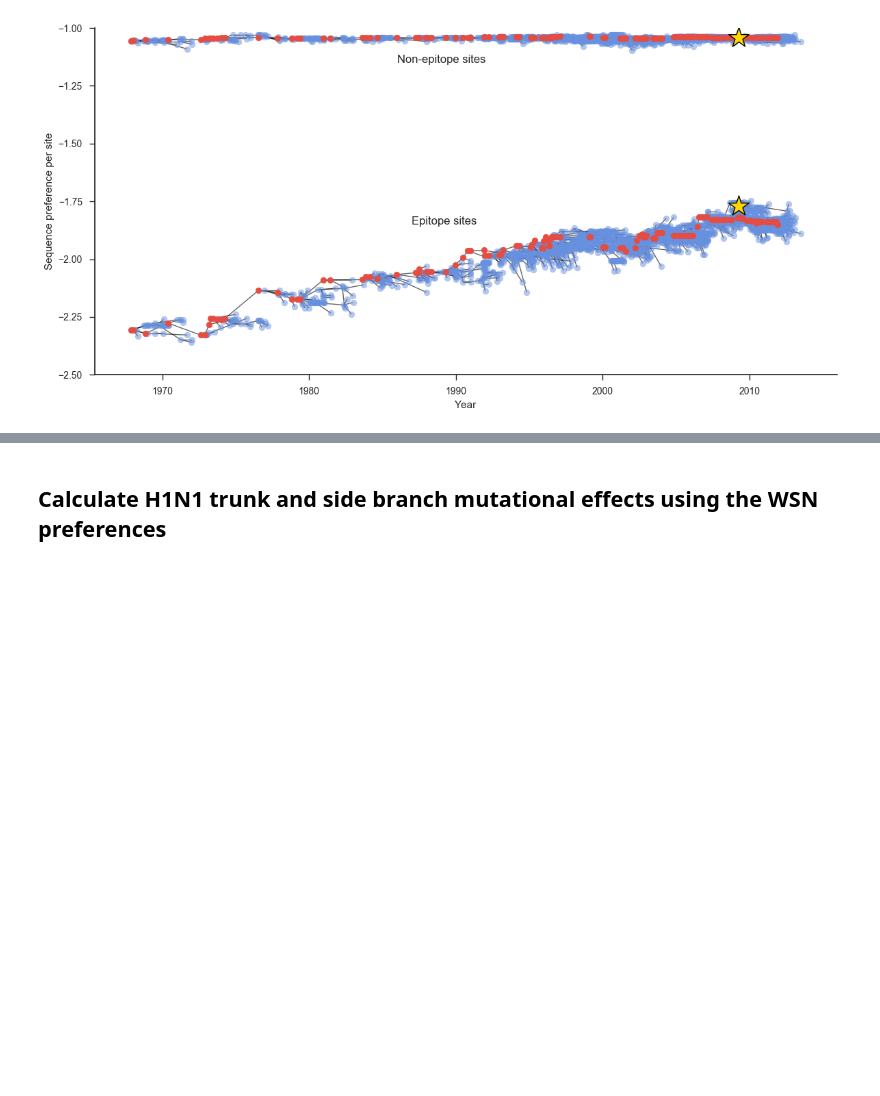
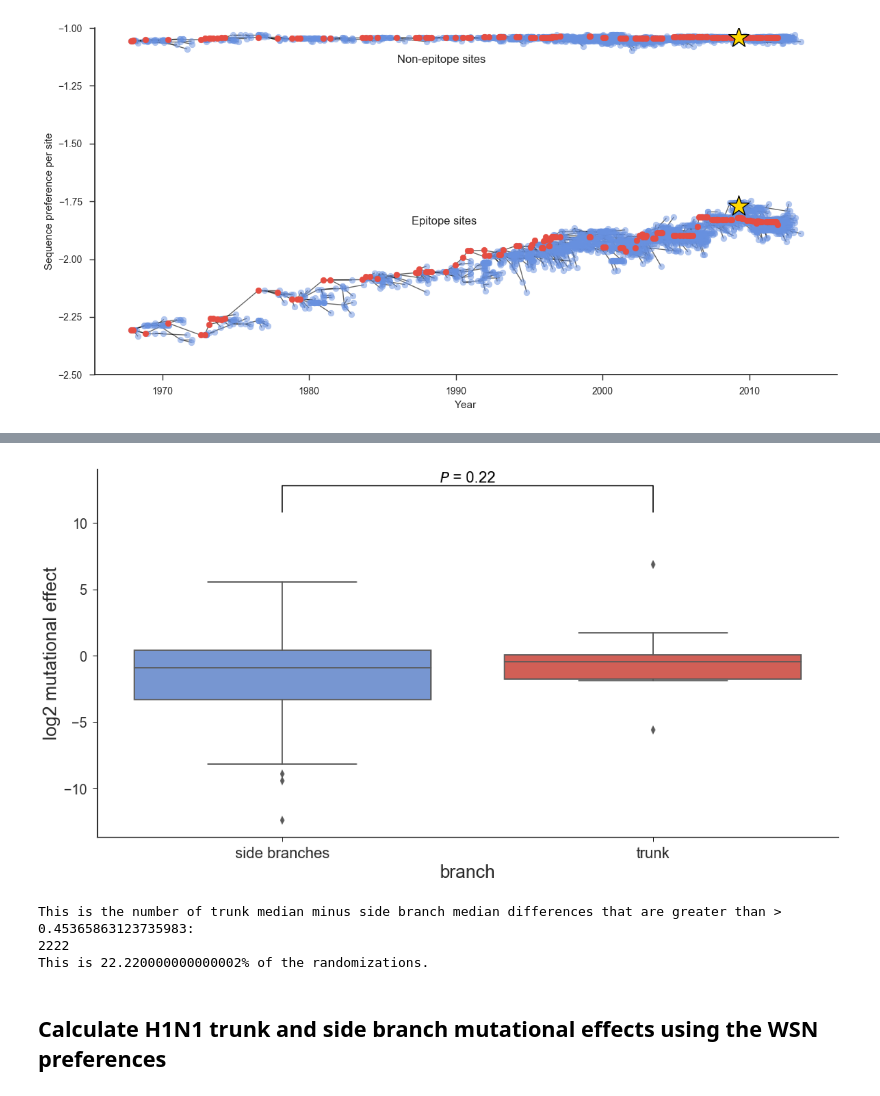
Before and after one commit to jbloomlab/Perth2009-DMS-Manuscript, a Jupyter notebook: analysis_code/Perth2009_DMS_analysis.ipynb, the cells around one changed output, grey strips where cells are left out. Saved outputs shown, nothing was run; the diff lists cells and outputs as text; code cells hidden in the pictures; blank space fills up the shorter version.

```diff
--- a/analysis_code/Perth2009_DMS_analysis.ipynb
+++ b/analysis_code/Perth2009_DMS_analysis.ipynb
@@ -2020,0 +2086,12 @@ plt.show()
+# %%
+# Save all mutations along the trunk.
+perth_mrca_trunk_mutations = collect_mutations_by_nodes(perth_mrca_trunk_path)
+
+# Save all mutations from any side branch node.
+perth_mrca_side_branch_mutations = collect_mutations_by_nodes(perth_mrca_side_branch_nodes)
+# %%
+perth_mrca_trunk_muts = PruneMutList(perth_mrca_trunk_mutations)
+perth_mrca_side_muts = PruneMutList(perth_mrca_side_branch_mutations)
+# %%
+perth_mrca_trunk_muts_effects = CalculateAllFitnessEffects(perth_mrca_trunk_muts, rescaledavgprefs)
+perth_mrca_side_muts_effects = CalculateAllFitnessEffects(perth_mrca_side_muts, rescaledavgprefs)
@@ -2020,0 +2110,30 @@ plt.show()
+# %%
+perthmrca_muteffects = []
+perthmrca_muteffects.append([e for e in np.log2(perth_mrca_side_muts_effects)])
+perthmrca_muteffects.append([e for e in np.log2(perth_mrca_trunk_muts_effects)])
+# %%
+sns.set()
+flatui = ['#6891e0', '#e54d42']
+sns.color_palette(flatui)
+sns.set_palette(flatui)
+sns.set_style('white')
+sns.set_style('ticks')
+(fig, ax) = plt.subplots(figsize=(15,8))
+g = sns.boxplot(data=perthmrca_muteffects, fliersize=8)
+g.set_xticklabels(['side branches','trunk'])
+ax.set_xlabel('branch', fontsize = 24)
+ax.set_ylabel('log2 mutational effect', fontsize = 24)
+plt.xticks(fontsize=20)
+plt.yticks(fontsize=18)
+
+x1, x2 = 0, 1
+y, h, col = max(allmuteffects[0] + allmuteffects[1]) + 2, 2, 'k'
+plt.plot([x1, x1, x2, x2], [y, y+h, y+h, y], lw=1.5, c=col)
+plt.text((x1+x2)*.5, y+h, "$P$ = 0.22", ha='center', va='bottom', color=col, fontsize = 20)
+
+sns.despine()
+plt.tight_layout()
+# plt.savefig('{0}/perth_mrca_trunk_sidebr.pdf'.format(plotsdir), format='pdf')
+plt.show()
+# %% [output]
+[figure, added]
@@ -2021,3 +2147,14 @@ plt.show()
+# %%
+perth_mrca_shuffleddf = pd.DataFrame.from_dict(trunk_sidebr_shuffled)
+perth_mrca_shuffleddf['effectdiff'] = perth_mrca_shuffleddf.trunk - perth_mrca_shuffleddf.side_branch
+print ('This is the number of trunk median minus side branch median differences \
+that are greater than > {0}:'.format(perthmrca_med_diff))
+print (sum(e > perthmrca_med_diff for e in perth_mrca_shuffleddf.effectdiff))
+print ('This is {0}% of the randomizations.'.format(sum(e >= perthmrca_med_diff for e in perth_mrca_shuffleddf.effectdiff)/float(num_iter)*100.0))
+# %% [output]
+This is the number of trunk median minus side branch median differences that are greater than > 0.45365863123735983:
+2222
+This is 22.220000000000002% of the randomizations.
 # %% [markdown]
 ## Calculate H1N1 trunk and side branch mutational effects using the WSN preferences
 # %%
```
Also changed, not shown: parts of 18 cells of this notebook.
